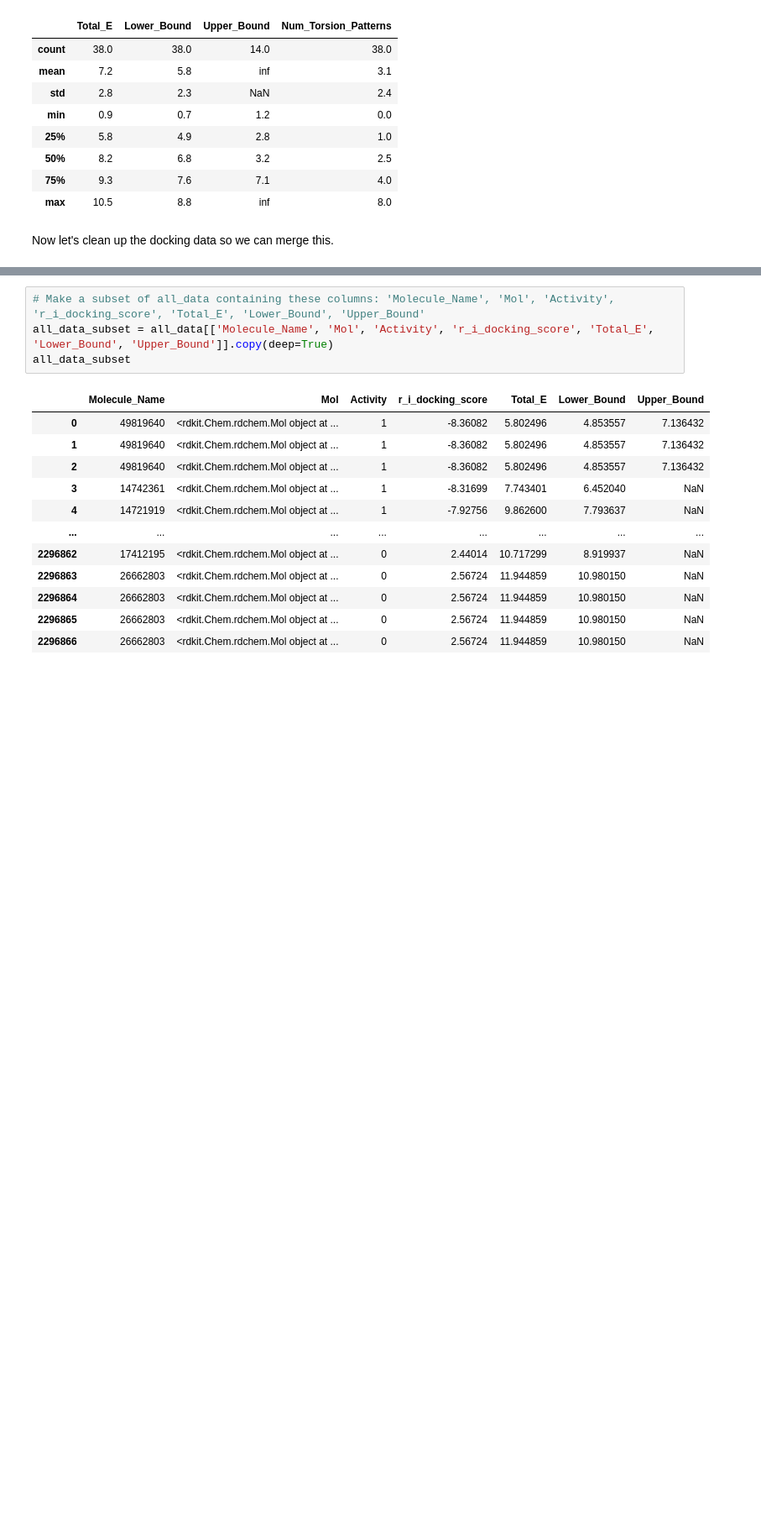
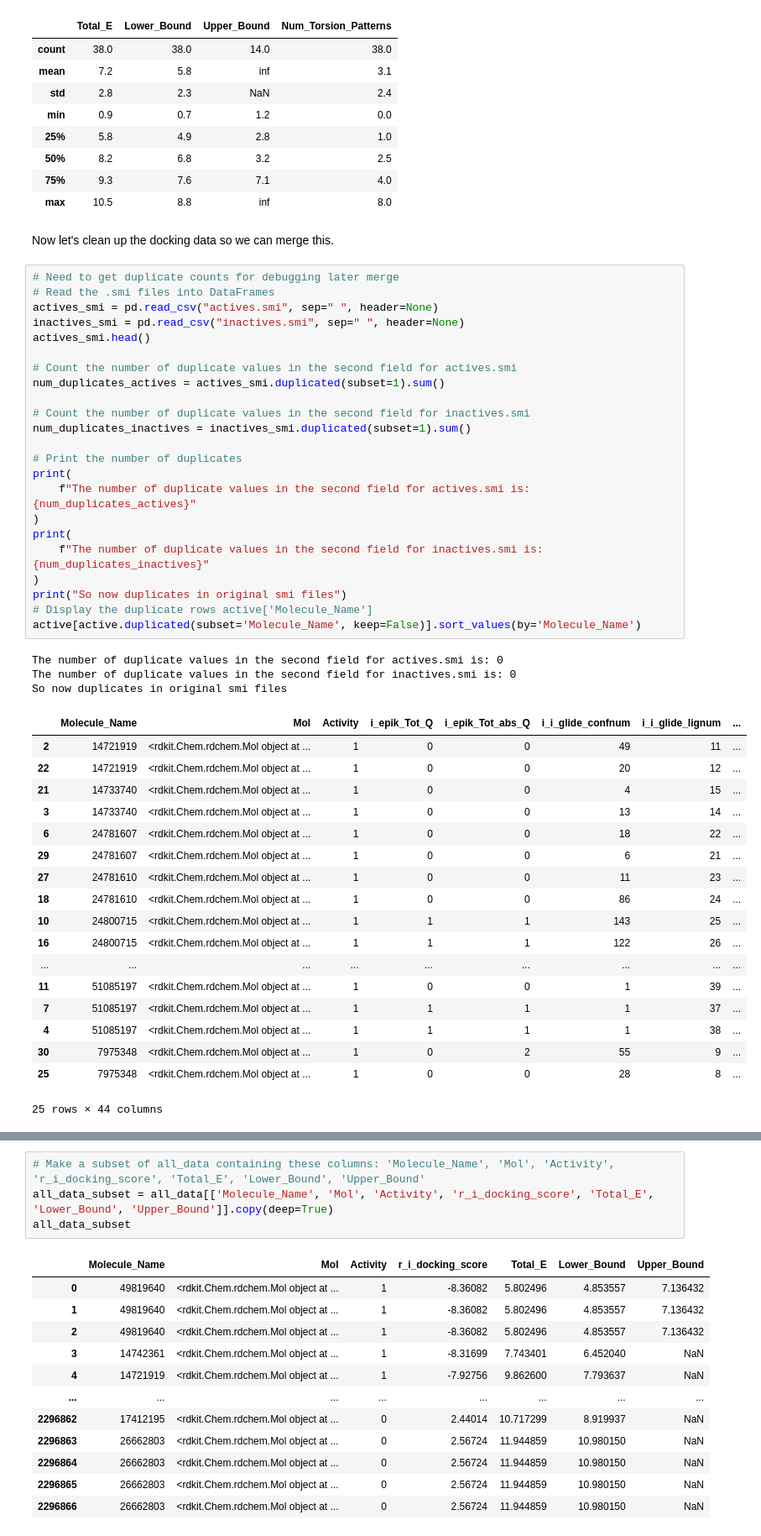
Before and after one commit to DKchemistry/LigBoundConfData, a Jupyter notebook: OPRK1.ipynb, the cells around one changed output, grey strips where cells are left out. Shown: that part at 84% size. Saved outputs shown, nothing was run; the diff lists cells and outputs as text; blank space fills up the shorter version.

```diff
--- a/OPRK1.ipynb
+++ b/OPRK1.ipynb
@@ -192,4 +200,49 @@ display(OPRK1_actives_strain.describe().round(1))
 | max | 10.5 | 8.8 | inf | 8.0 |
 # %% [markdown]
 Now let's clean up the docking data so we can merge this.
+# %%
+# Need to get duplicate counts for debugging later merge
+# Read the .smi files into DataFrames
+actives_smi = pd.read_csv("actives.smi", sep=" ", header=None)
+inactives_smi = pd.read_csv("inactives.smi", sep=" ", header=None)
+actives_smi.head()
+
+# Count the number of duplicate values in the second field for actives.smi
+num_duplicates_actives = actives_smi.duplicated(subset=1).sum()
+
+# Count the number of duplicate values in the second field for inactives.smi
+num_duplicates_inactives = inactives_smi.duplicated(subset=1).sum()
+
+# Print the number of duplicates
+print(
+    f"The number of duplicate values in the second field for actives.smi is: {num_duplicates_actives}"
+)
+print(
+    f"The number of duplicate values in the second field for inactives.smi is: {num_duplicates_inactives}"
+)
+print("So now duplicates in original smi files")
+# Display the duplicate rows active['Molecule_Name']
+active[active.duplicated(subset='Molecule_Name', keep=False)].sort_values(by='Molecule_Name')
+# %% [output]
+The number of duplicate values in the second field for actives.smi is: 0
+The number of duplicate values in the second field for inactives.smi is: 0
+So now duplicates in original smi files
+|  | Molecule_Name | Mol | Activity | i_epik_Tot_Q | i_epik_Tot_abs_Q | i_i_glide_confnum | i_i_glide_lignum | ... |
+| 2 | 14721919 | <rdkit.Chem.rdchem.Mol object at ... | 1 | 0 | 0 | 49 | 11 | ... |
+| 22 | 14721919 | <rdkit.Chem.rdchem.Mol object at ... | 1 | 0 | 0 | 20 | 12 | ... |
+| 21 | 14733740 | <rdkit.Chem.rdchem.Mol object at ... | 1 | 0 | 0 | 4 | 15 | ... |
+| 3 | 14733740 | <rdkit.Chem.rdchem.Mol object at ... | 1 | 0 | 0 | 13 | 14 | ... |
+| 6 | 24781607 | <rdkit.Chem.rdchem.Mol object at ... | 1 | 0 | 0 | 18 | 22 | ... |
+| 29 | 24781607 | <rdkit.Chem.rdchem.Mol object at ... | 1 | 0 | 0 | 6 | 21 | ... |
+| 27 | 24781610 | <rdkit.Chem.rdchem.Mol object at ... | 1 | 0 | 0 | 11 | 23 | ... |
+| 18 | 24781610 | <rdkit.Chem.rdchem.Mol object at ... | 1 | 0 | 0 | 86 | 24 | ... |
+| 10 | 24800715 | <rdkit.Chem.rdchem.Mol object at ... | 1 | 1 | 1 | 143 | 25 | ... |
+| 16 | 24800715 | <rdkit.Chem.rdchem.Mol object at ... | 1 | 1 | 1 | 122 | 26 | ... |
+| ... | ... | ... | ... | ... | ... | ... | ... | ... |
+| 11 | 51085197 | <rdkit.Chem.rdchem.Mol object at ... | 1 | 0 | 0 | 1 | 39 | ... |
+| 7 | 51085197 | <rdkit.Chem.rdchem.Mol object at ... | 1 | 1 | 1 | 1 | 37 | ... |
+| 4 | 51085197 | <rdkit.Chem.rdchem.Mol object at ... | 1 | 1 | 1 | 1 | 38 | ... |
+| 30 | 7975348 | <rdkit.Chem.rdchem.Mol object at ... | 1 | 0 | 2 | 55 | 9 | ... |
+| 25 | 7975348 | <rdkit.Chem.rdchem.Mol object at ... | 1 | 0 | 0 | 28 | 8 | ... |
+25 rows × 44 columns
 # %%
```
Also changed, not shown: parts of 6 cells of this notebook, 6 other files.
